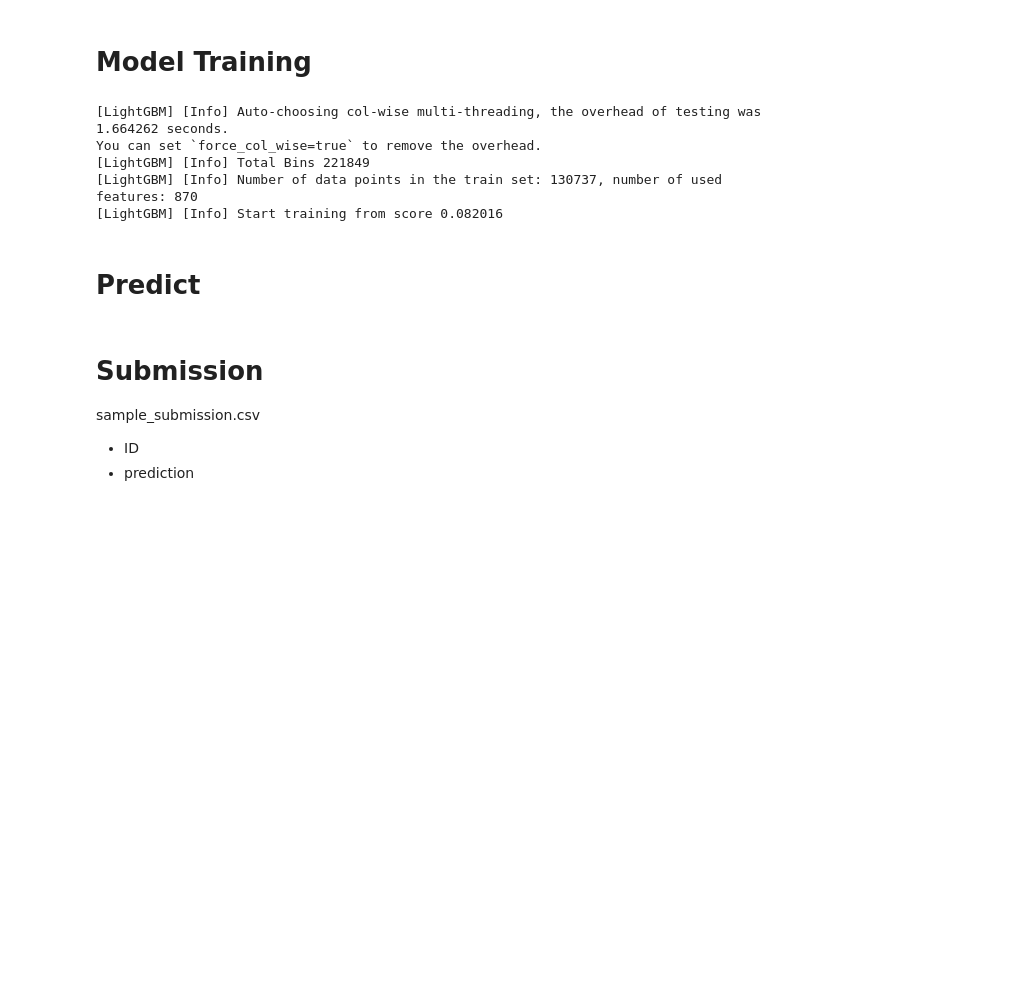
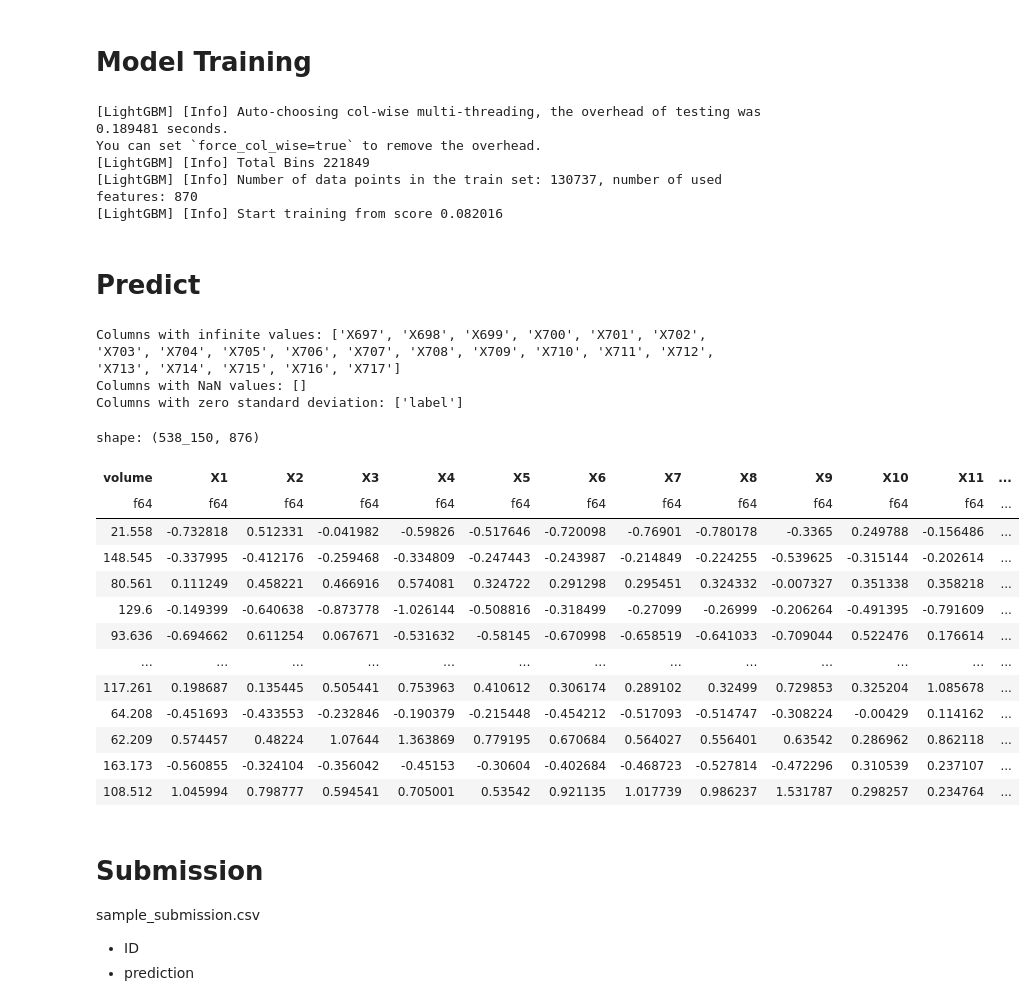
Before and after one commit to ryantjx/kaggle, a Jupyter notebook: drw-cryptomarketprediction2025/kaggle/main-submission.ipynb, the cells around one changed output. Drawn from its saved outputs; the diff is of its cells as text; code cells hidden in the pictures; blank space fills up the shorter version.

```diff
--- a/drw-cryptomarketprediction2025/kaggle/main-submission.ipynb
+++ b/drw-cryptomarketprediction2025/kaggle/main-submission.ipynb
@@ -192,8 +177,18 @@ y_period = y.loc[mask]
 # %%
 from lightgbm import LGBMRegressor
 
-def fit_lightgbm_regression(X, y, n_estimators=100, learning_rate=0.1, num_leaves=31, **kwargs):
-    """LightGBM: leaf-wise growth with histogram binning for speed"""
+def fit_lightgbm_regression(
+    X: np.ndarray,
+    y: np.ndarray,
+    n_estimators: int = 100,
+    learning_rate: float = 0.1,
+    num_leaves: int = 31,
+    **kwargs
+) -> LGBMRegressor:
+    """
+    X and y must be NumPy arrays. Since polars DataFrames are not
+    directly accepted by scikit‐learn/lightgbm, we pass .to_numpy().
+    """
     model = LGBMRegressor(
         n_estimators=n_estimators,
         learning_rate=learning_rate,
@@ -204,16 +199,16 @@ def fit_lightgbm_regression(X, y, n_estimators=100, learning_rate=0.1, num_leave
     return model
 
 model = fit_lightgbm_regression(
-    X_period,
-    y_period,
+    X_np,
+    y_np,
     n_estimators=10,
     learning_rate=0.3,
     num_leaves=31,
-    n_jobs = -1,
+    n_jobs=-1,
     random_state=42
 )
 # %% [output]
-[LightGBM] [Info] Auto-choosing col-wise multi-threading, the overhead of testing was 1.664262 seconds.
+[LightGBM] [Info] Auto-choosing col-wise multi-threading, the overhead of testing was 0.189481 seconds.
 You can set `force_col_wise=true` to remove the overhead.
 [LightGBM] [Info] Total Bins 221849
 [LightGBM] [Info] Number of data points in the train set: 130737, number of used features: 870
@@ -221,7 +285,28 @@ You can set `force_col_wise=true` to remove the overhead.
 # %% [markdown]
 # Predict
 # %%
-# test = pd.read_parquet('/kaggle/input/drw-crypto-market-prediction/test.parquet')
-# X_test = preprocess_train(test, columns_to_drop=['label', 'bid_qty', 'ask_qty', 'buy_qty', 'sell_qty'])
-# X_test
+# test = pl.read_parquet("/kaggle/input/drw-crypto-market-prediction/test.parquet")
+test = pl.read_parquet(
+    source = "./data/test.parquet",
+)
+X_test = preprocess_train(test, columns_to_drop=["label", "bid_qty", "ask_qty", "buy_qty", "sell_qty"])
+X_test
+# %% [output]
+Columns with infinite values: ['X697', 'X698', 'X699', 'X700', 'X701', 'X702', 'X703', 'X704', 'X705', 'X706', 'X707', 'X708', 'X709', 'X710', 'X711', 'X712', 'X713', 'X714', 'X715', 'X716', 'X717']
+Columns with NaN values: []
+Columns with zero standard deviation: ['label']
+shape: (538_150, 876)
+| volume | X1 | X2 | X3 | X4 | X5 | X6 | X7 | X8 | X9 | X10 | X11 | ... |
+| f64 | f64 | f64 | f64 | f64 | f64 | f64 | f64 | f64 | f64 | f64 | f64 | ... |
+| 21.558 | -0.732818 | 0.512331 | -0.041982 | -0.59826 | -0.517646 | -0.720098 | -0.76901 | -0.780178 | -0.3365 | 0.249788 | -0.156486 | ... |
+| 148.545 | -0.337995 | -0.412176 | -0.259468 | -0.334809 | -0.247443 | -0.243987 | -0.214849 | -0.224255 | -0.539625 | -0.315144 | -0.202614 | ... |
+| 80.561 | 0.111249 | 0.458221 | 0.466916 | 0.574081 | 0.324722 | 0.291298 | 0.295451 | 0.324332 | -0.007327 | 0.351338 | 0.358218 | ... |
+| 129.6 | -0.149399 | -0.640638 | -0.873778 | -1.026144 | -0.508816 | -0.318499 | -0.27099 | -0.26999 | -0.206264 | -0.491395 | -0.791609 | ... |
+| 93.636 | -0.694662 | 0.611254 | 0.067671 | -0.531632 | -0.58145 | -0.670998 | -0.658519 | -0.641033 | -0.709044 | 0.522476 | 0.176614 | ... |
+| … | … | … | … | … | … | … | … | … | … | … | … | ... |
+| 117.261 | 0.198687 | 0.135445 | 0.505441 | 0.753963 | 0.410612 | 0.306174 | 0.289102 | 0.32499 | 0.729853 | 0.325204 | 1.085678 | ... |
+| 64.208 | -0.451693 | -0.433553 | -0.232846 | -0.190379 | -0.215448 | -0.454212 | -0.517093 | -0.514747 | -0.308224 | -0.00429 | 0.114162 | ... |
+| 62.209 | 0.574457 | 0.48224 | 1.07644 | 1.363869 | 0.779195 | 0.670684 | 0.564027 | 0.556401 | 0.63542 | 0.286962 | 0.862118 | ... |
+| 163.173 | -0.560855 | -0.324104 | -0.356042 | -0.45153 | -0.30604 | -0.402684 | -0.468723 | -0.527814 | -0.472296 | 0.310539 | 0.237107 | ... |
+| 108.512 | 1.045994 | 0.798777 | 0.594541 | 0.705001 | 0.53542 | 0.921135 | 1.017739 | 0.986237 | 1.531787 | 0.298257 | 0.234764 | ... |
 # %%
```
Also changed, not shown: parts of 5 cells of this notebook, 1 other file.
